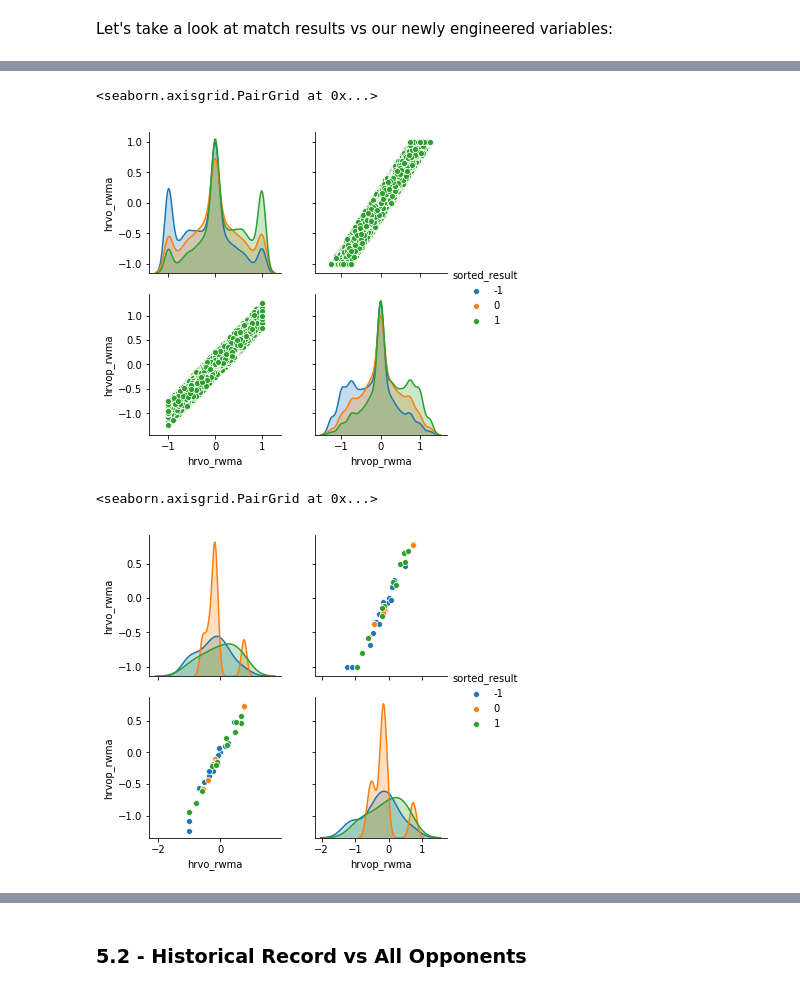
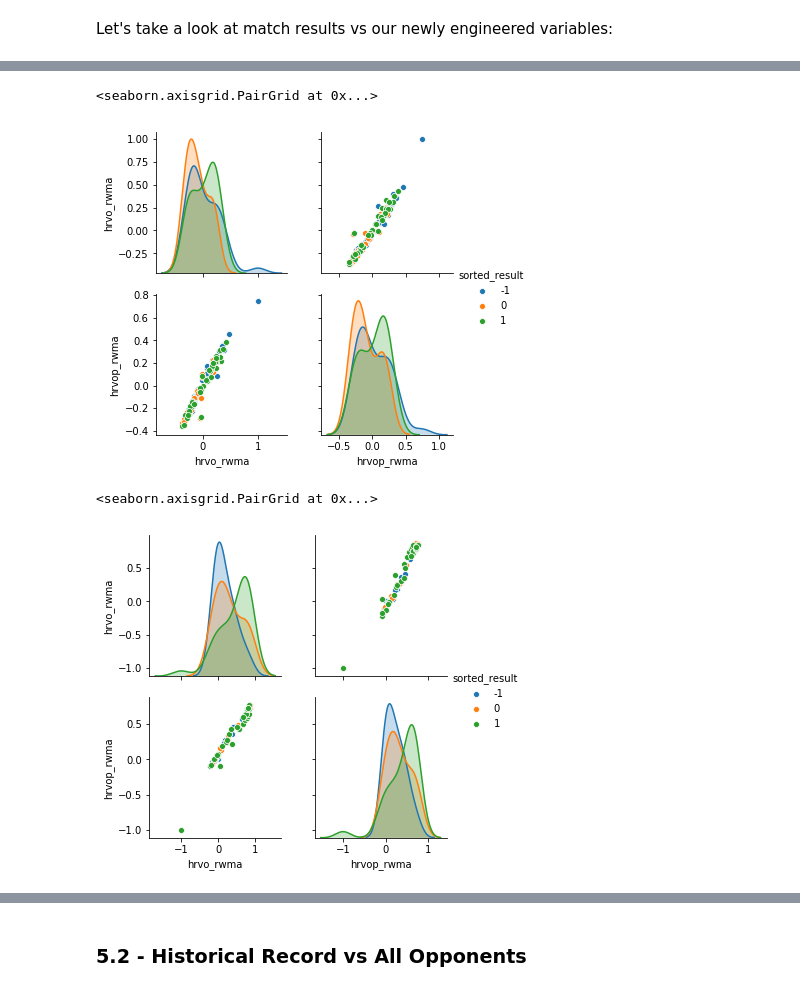
Before and after one commit to pjureidini/wc2018, a Jupyter notebook: feature_engineering.ipynb, the cells around one changed output, grey strips where cells are left out. Cells and saved outputs as stored; diff of their text form; code cells hidden in the pictures.

```diff
--- a/feature_engineering.ipynb
+++ b/feature_engineering.ipynb
@@ -168,2 +150,8 @@ df = df.sort_values('date')
+# %%
+# Create fake rows to store forward int'l ranking (this is needed because our new features are lagging variables)
+fake_df1 = df.loc[df.groupby(['sorted_matchup']).date.idxmax()]
+fake_df1['date'] = '2099-12-31'
+fake_df1['tournament'] = 'Placeholder'
+df = pd.concat([df,fake_df1], sort=True)
 # %%
 df.set_index('date',inplace=True,drop=True)
@@ -188,5 +158,3 @@ Defintions:
 # %%
 # create new dataframe (df_vs_oppo) to store rolling record vs opponent using custom rolling weighted average function (rwma)
-df_vs_oppo  = df.groupby('sorted_matchup')[['sorted_result','sorted_result_plus']].apply(rwma,0,5)
-
-df.reset_index(inplace=True)
+df_vs_oppo  = df.groupby('sorted_matchup')[['sorted_result','sorted_result_plus']].apply(rwma,0,25)
@@ -202,8 +172,18 @@ df_vs_oppo = df_vs_oppo.drop(columns = 'level_1')
 # fill first match-up where values for sorted_result_rwma and sorted_result_plus_rwma will always be N/A with zeroes.
 df_vs_oppo['hrvo_rwma'] = df_vs_oppo['hrvo_rwma'].fillna(0)
 df_vs_oppo['hrvop_rwma'] = df_vs_oppo['hrvop_rwma'].fillna(0)
+# %%
+# below is needed to handle duplicates due to certain teams playing two matches on the same date
+df_vs_oppo = df_vs_oppo.groupby(['sorted_matchup','date']).mean()
+df_vs_oppo = df_vs_oppo.reset_index()
 # %% [markdown]
 ### 5.1.2 - Examine Features
 # %% [markdown]
 Let's take a look at match results vs our newly engineered variables:
+# %%
+# merge feature into df
+df = df.merge(df_vs_oppo[['sorted_matchup','date','hrvo_rwma','hrvop_rwma']],
+                  how = 'inner',
+                  left_on=['sorted_matchup','date'],
+                  right_on=['sorted_matchup','date'])
 # %%
@@ -256,16 +213,14 @@ df_vs_oppo
 # %%
-# Look at Argentina vs Brazil
-temp_pair_plot_df = pair_plot_df[pair_plot_df['sorted_matchup'] == 'Argentina|Brazil']
-
-#sns.pairplot(temp_pair_plot_df, vars = ['hrvo_rwma' , 'hrvop_rwma'] , hue="sorted_result")
-sns.pairplot(pair_plot_df, vars = ['hrvo_rwma' , 'hrvop_rwma'] , hue="sorted_result")
+# Look at France vs Spain
+temp_df = df[(df['sorted_matchup'] == 'Argentina|Brazil')]
+sns.pairplot(temp_df, vars = ['hrvo_rwma' , 'hrvop_rwma'] , hue="sorted_result")
 # %% [output]
 <seaborn.axisgrid.PairGrid at 0x...>
-[figure, old version]
+[figure, new version]
 # %%
 # Look at France vs Spain
-temp_pair_plot_df = pair_plot_df[pair_plot_df['sorted_matchup'] == 'France|Spain']
-sns.pairplot(temp_pair_plot_df, vars = ['hrvo_rwma' , 'hrvop_rwma'] , hue="sorted_result")
+temp_df = df[df['sorted_matchup'] == 'Mexico|USA']
+sns.pairplot(temp_df, vars = ['hrvo_rwma' , 'hrvop_rwma'] , hue="sorted_result")
 # %% [output]
 <seaborn.axisgrid.PairGrid at 0x...>
-[figure, old version]
+[figure, new version]
```
Also changed, not shown: parts of 63 cells of this notebook, 11 other files.
